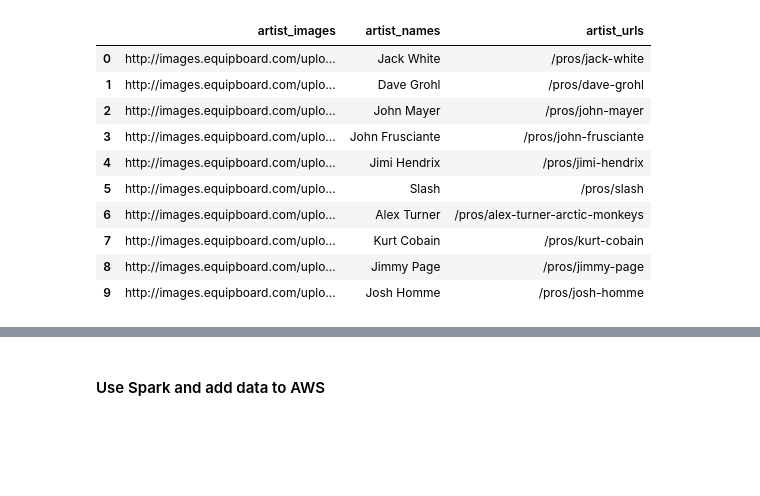
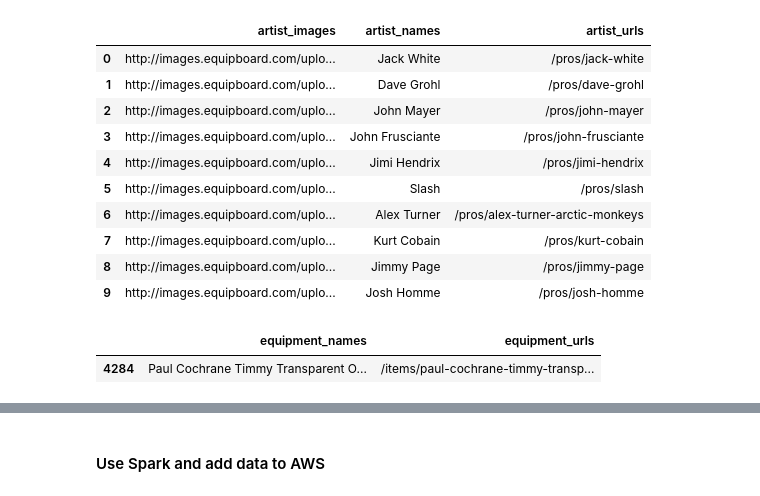
Before and after one commit to stephpena/dont_fret, a Jupyter notebook: notes/equipboard_data.ipynb, the cells around one changed output, grey strips where cells are left out. Cells and saved outputs as stored; diff of their text form; code cells hidden in the pictures; blank space fills up the shorter version.

Commit message:
updated function to combine data files and  cleaned all notes

```diff
--- a/notes/equipboard_data.ipynb
+++ b/notes/equipboard_data.ipynb
@@ -69,7 +71,7 @@ def html_to_lists_alt2(html):
 # %% [markdown]
 #### Grab scraped data from csv file
 # %%
-with open('data/test_data.csv') as f:
+with open('data/artist_df.csv') as f:
     df = pd.read_csv(f)
 artist_urls = list(df['artist_urls'])
 artist_names = list(df['artist_names'])
@@ -214,8 +216,8 @@ def combine_files(file_dict):
         full_df = pd.concat(df_list)
         return full_df
 # %%
-artist_dict = import_files('data/result', 7, '.json')
-pedals_dict = import_files('data/pedal', 7, '.csv')
+artist_dict = import_files('data/result', 11, '.json')
+pedals_dict = import_files('data/pedal', 11, '.csv')
 full_artist_dict = combine_files(artist_dict)
 full_pedal_df = combine_files(pedals_dict)
 # %% [markdown]
@@ -253 +278,7 @@ with open('test_data.csv', 'w') as f:
     artist_df.to_csv(f,index=False)
+# %%
+#find a value containing specified value
+full_pedal_df[full_pedal_df['equipment_names'].str.contains("Timmy")]
+# %% [output]
+|  | equipment_names | equipment_urls |
+| 4284 | Paul Cochrane Timmy Transparent O... | /items/paul-cochrane-timmy-transp... |
```
Also changed, not shown: parts of 9 cells of this notebook.
